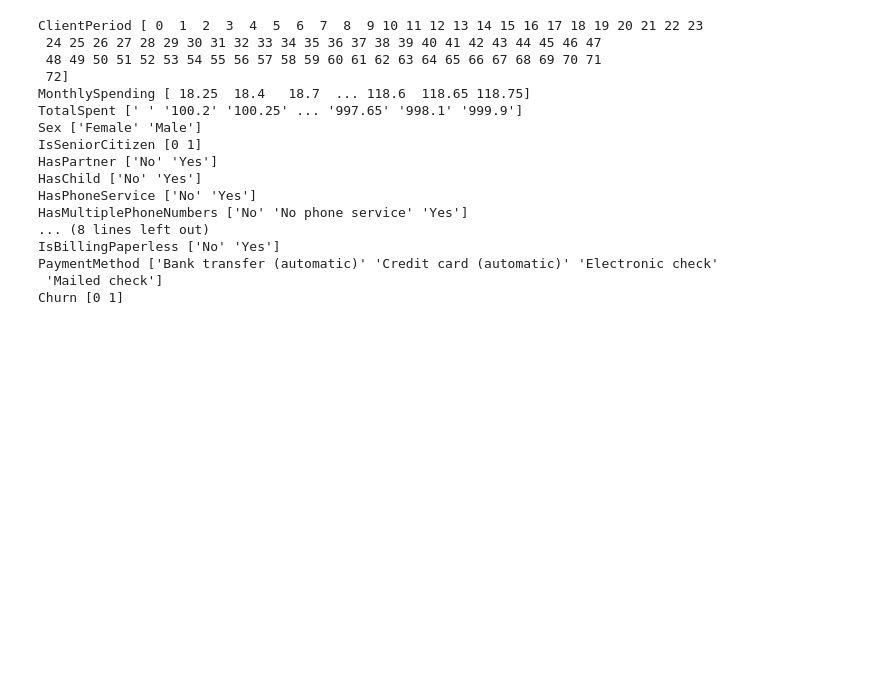
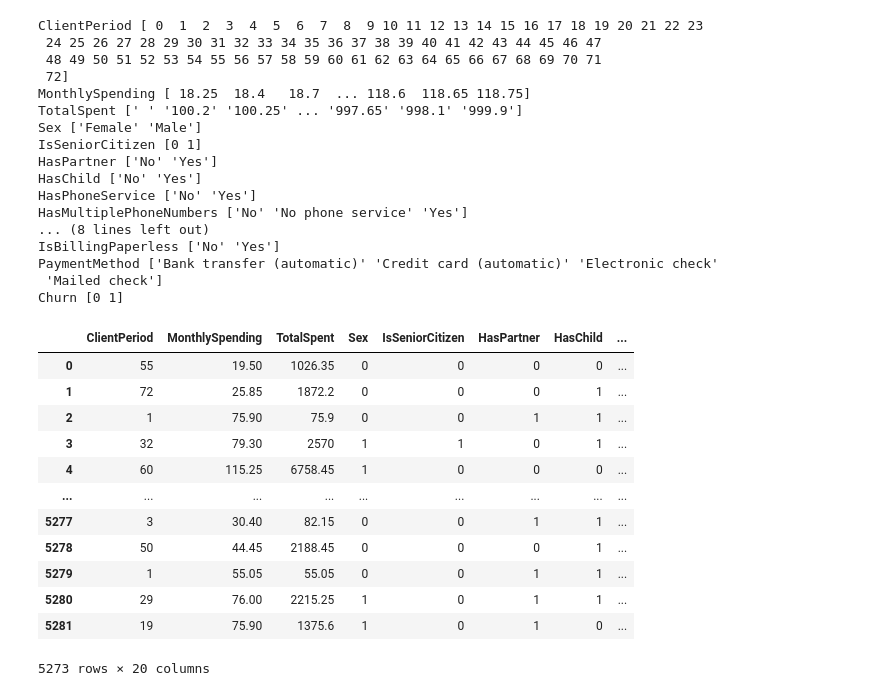
Before and after one commit to Kostia2004/DLScompetition, a Jupyter notebook: train.ipynb, the cells around one changed output. Cells and saved outputs as stored; diff of their text form; code cells hidden in the pictures; blank space fills up the shorter version.

```diff
--- a/train.ipynb
+++ b/train.ipynb
@@ -54,3 +54,38 @@ IsBillingPaperless ['No' 'Yes']
 PaymentMethod ['Bank transfer (automatic)' 'Credit card (automatic)' 'Electronic check'
  'Mailed check']
 Churn [0 1]
+# %%
+train_dataset = train_dataset.drop(train_dataset[train_dataset['TotalSpent'].isin([' '])].index, axis=0)
+# %%
+train_dataset = train_dataset.replace('No internet service', 'No')
+train_dataset = train_dataset.replace('No phone service', 'No')
+train_dataset['Sex'] = pd.factorize(train_dataset['Sex'])[0]
+train_dataset['HasPartner'] = pd.factorize(train_dataset['HasPartner'])[0]
+train_dataset['HasChild'] = pd.factorize(train_dataset['HasChild'])[0]
+train_dataset['HasPhoneService'] = pd.factorize(train_dataset['HasPhoneService'])[0]
+train_dataset['HasMultiplePhoneNumbers'] = pd.factorize(train_dataset['HasMultiplePhoneNumbers'])[0]
+train_dataset['HasInternetService'] = pd.factorize(train_dataset['HasInternetService'])[0]
+train_dataset['HasOnlineSecurityService'] = pd.factorize(train_dataset['HasOnlineSecurityService'])[0]
+train_dataset['HasOnlineBackup'] = pd.factorize(train_dataset['HasOnlineBackup'])[0]
+train_dataset['HasDeviceProtection'] = pd.factorize(train_dataset['HasDeviceProtection'])[0]
+train_dataset['HasTechSupportAccess'] = pd.factorize(train_dataset['HasTechSupportAccess'])[0]
+train_dataset['HasOnlineTV'] = pd.factorize(train_dataset['HasOnlineTV'])[0]
+train_dataset['HasMovieSubscription'] = pd.factorize(train_dataset['HasMovieSubscription'])[0]
+train_dataset['HasContractPhone'] = pd.factorize(train_dataset['HasContractPhone'])[0]
+train_dataset['IsBillingPaperless'] = pd.factorize(train_dataset['IsBillingPaperless'])[0]
+train_dataset['PaymentMethod'] = pd.factorize(train_dataset['PaymentMethod'])[0]
+train_dataset
+# %% [output]
+|  | ClientPeriod | MonthlySpending | TotalSpent | Sex | IsSeniorCitizen | HasPartner | HasChild | ... |
+| 0 | 55 | 19.50 | 1026.35 | 0 | 0 | 0 | 0 | ... |
+| 1 | 72 | 25.85 | 1872.2 | 0 | 0 | 0 | 1 | ... |
+| 2 | 1 | 75.90 | 75.9 | 0 | 0 | 1 | 1 | ... |
+| 3 | 32 | 79.30 | 2570 | 1 | 1 | 0 | 1 | ... |
+| 4 | 60 | 115.25 | 6758.45 | 1 | 0 | 0 | 0 | ... |
+| ... | ... | ... | ... | ... | ... | ... | ... | ... |
+| 5277 | 3 | 30.40 | 82.15 | 0 | 0 | 1 | 1 | ... |
+| 5278 | 50 | 44.45 | 2188.45 | 0 | 0 | 0 | 1 | ... |
+| 5279 | 1 | 55.05 | 55.05 | 0 | 0 | 1 | 1 | ... |
+| 5280 | 29 | 76.00 | 2215.25 | 1 | 0 | 1 | 1 | ... |
+| 5281 | 19 | 75.90 | 1375.6 | 1 | 0 | 1 | 0 | ... |
+5273 rows × 20 columns
```
Also changed, not shown: parts of 1 cell of this notebook.
